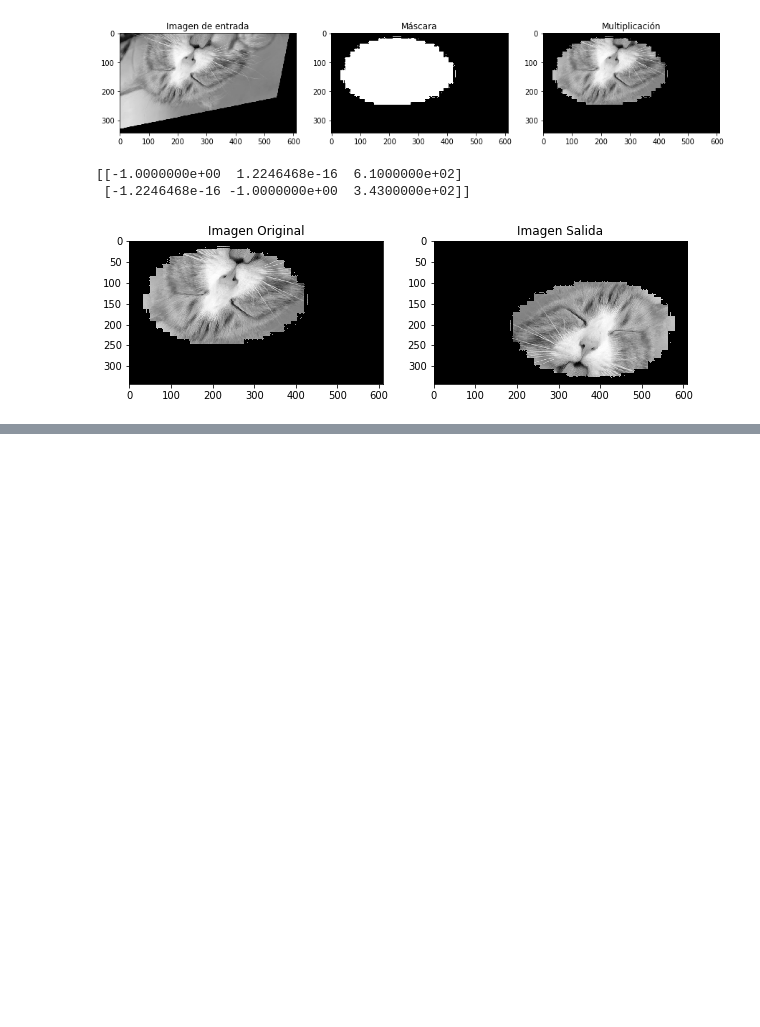
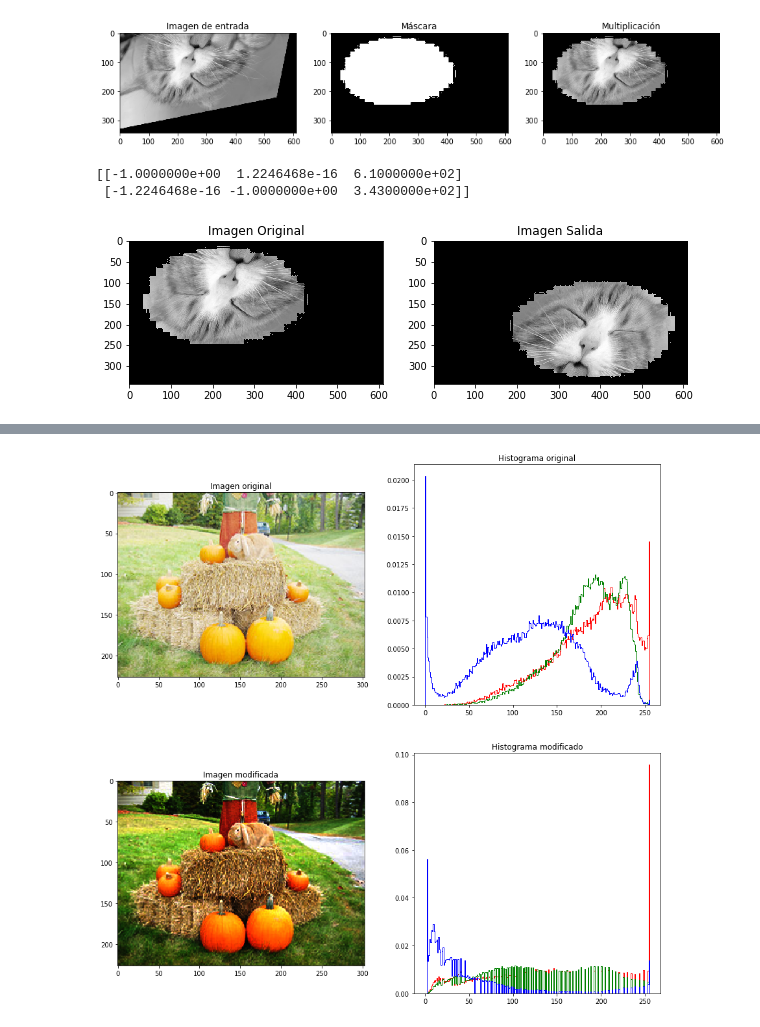
Before and after one commit to sanrestrepo98/Vision-Artificial-9, a Jupyter notebook: Practicas/Practica 1/Practica semanas 4 5 6.ipynb, the cells around one changed output, grey strips where cells are left out. Cells and saved outputs as stored; diff of their text form; code cells hidden in the pictures; blank space fills up the shorter version.

```diff
--- a/Practicas/Practica 1/Practica semanas 4 5 6.ipynb
+++ b/Practicas/Practica 1/Practica semanas 4 5 6.ipynb
@@ -267,0 +329,69 @@ plt.title("Imagen Salida");
+# %%
+
+#Definir la función para aplicar la transformación sobre la imagen RGB
+def apply_f_on_rgb(img, f, args):
+    #Crear una matriz de ceros del tamaño de la imagen de entrada
+    res = np.zeros(img.shape, np.uint8)
+    #Aplicar la transformación f sobre cada canal del espacio de color RGB
+    res[:,:,0] = f(img[:,:,0], *args)
+    res[:,:,1] = f(img[:,:,1], *args)
+    res[:,:,2] = f(img[:,:,2], *args)
+
+    return res
+
+#Definir la función de transformación de la imagen (exponencial)
+def exponencial(img, a, b, c):
+
+    #Crear copia de la imagen con datos flotantes dado que se normalizarán
+    img_copy = img.astype(np.float32)/255.0
+
+
+    #Generar bx
+    res_b = cv2.multiply(img_copy,b)
+    #Sumar bx + c
+    res_bc = cv2.add(res_b, c)
+    #Generar exp(bx + c)
+    res_exp = cv2.exp(res_bc)
+    #Generar a * exp(bx + c)
+    res = cv2.multiply(a, res_exp)
+
+    #Asegurar que los datos queden entre 0 y 255 y regresar al dato uint8
+    res[res < 0 ] = 0
+    res = res*255
+    res[res > 255] = 255
+    res = res.astype(np.uint8)
+
+    return res
+
+#Leer la imagen en RGB
+img = cv2.cvtColor(cv2.imread('res/calabazas.png'), cv2.COLOR_BGR2RGB)
+
+#Dar valor a los parámetros a,b,c (args)
+a = 0.5
+b = 5
+c = -4
+
+#Aplicar la transformación de la parábola sobre la imagen de entrada
+res = apply_f_on_rgb(img, exponencial, [a, b, c])
+
+#Generar un subplot 2x2 para contrastar imágen original con transformada y sus histogramas
+fig, arreglo_plots = plt.subplots(2,2, figsize=(15, 15))
+colors = ('r','g','b')
+
+arreglo_plots[0,0].set_title('Imagen original')
+arreglo_plots[0,0].imshow(img, cmap="gray")
+arreglo_plots[0,1].set_title('Histograma original')
+for i,col in enumerate(colors):
+    img_array_i = img[:,:,i].ravel()
+    arreglo_plots[0,1].hist(img_array_i,histtype='step', bins=255,
+                            range=(0.0, 255.0),density=True, color=colors[i])
+
+arreglo_plots[1,0].set_title('Imagen modificada')
+arreglo_plots[1,0].imshow(res, cmap="gray")
+arreglo_plots[1,1].set_title('Histograma modificado')
+for i,col in enumerate(colors):
+    img_array_i = res[:,:,i].ravel()
+    arreglo_plots[1,1].hist(img_array_i,histtype='step', bins=255,
+                            range=(0.0, 255.0),density=True, color=colors[i])
+# %% [output]
+[figure, added]
```
Also changed, not shown: parts of 19 cells of this notebook, 1 other file.
